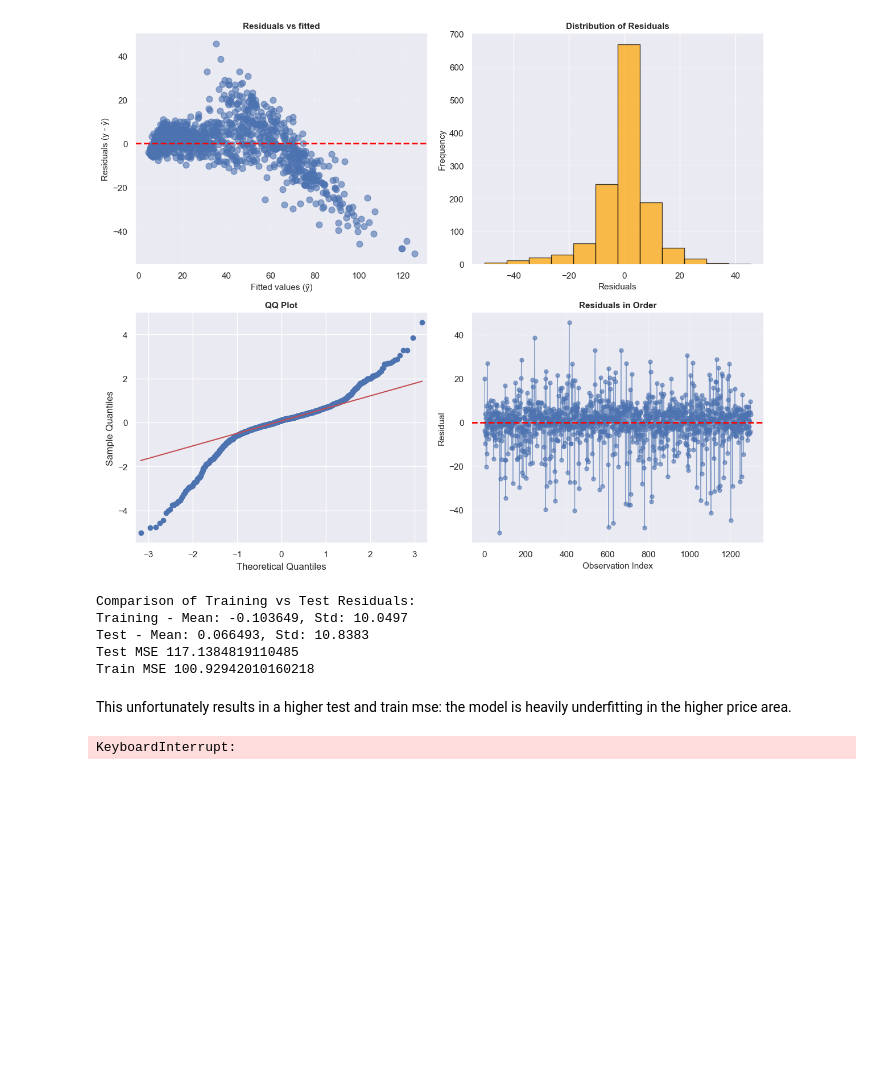
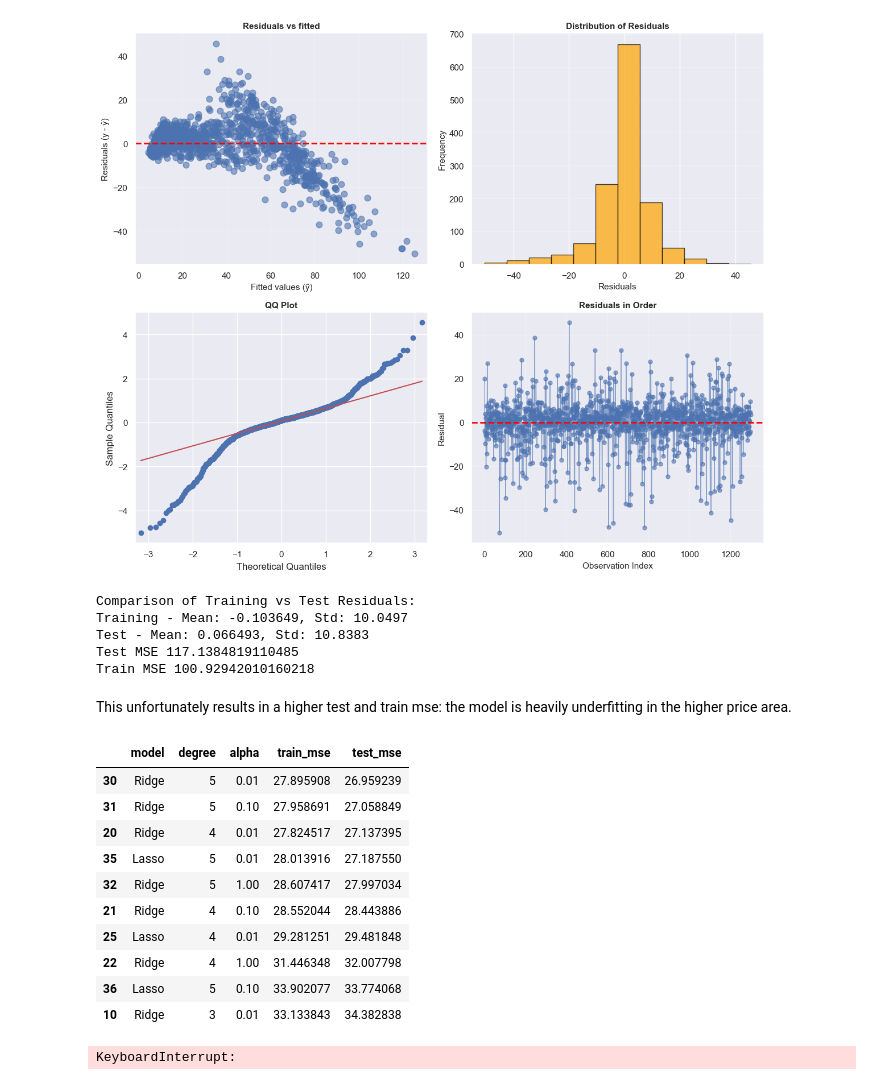
Before and after one commit to tomabrihacescu/return_rate_ecommerce_platform, a Jupyter notebook: draft1.ipynb, the cells around one changed output. Saved outputs shown, nothing was run; the diff lists cells and outputs as text; code cells hidden in the pictures; blank space fills up the shorter version.

```diff
--- a/draft1.ipynb
+++ b/draft1.ipynb
@@ -627,6 +618,84 @@ Test MSE 117.1384819110485
 Train MSE 100.92942010160218
 # %% [markdown]
 This unfortunately results in a higher test and train mse: the model is heavily underfitting in the higher price area.
+# %%
+from sklearn.preprocessing import PolynomialFeatures, StandardScaler
+from sklearn.linear_model import Ridge, Lasso
+from sklearn.metrics import mean_squared_error
+import pandas as pd
+import numpy as np
+
+degrees = [2, 3, 4, 5]
+alphas = [0.01, 0.1, 1, 10, 100]
+
+results = []
+
+for degree in degrees:
+
+    poly = PolynomialFeatures(degree=degree, include_bias=False)
+
+    X_train_poly = np.hstack([
+        poly.fit_transform(X_train[['price_eur']]),
+        X_train.drop(columns='price_eur')
+    ])
+
+    X_test_poly = np.hstack([
+        poly.transform(X_test[['price_eur']]),
+        X_test.drop(columns='price_eur')
+    ])
+
+    # Scale before Ridge/Lasso
+    scaler = StandardScaler()
+
+    X_train_scaled = scaler.fit_transform(X_train_poly)
+    X_test_scaled = scaler.transform(X_test_poly)
+
+    for model_name, Model in [
+        ("Ridge", Ridge),
+        ("Lasso", Lasso)
+    ]:
+
+        for alpha in alphas:
+
+            model = Model(
+                alpha=alpha,
+                max_iter=10000
+            )
+
+            model.fit(X_train_scaled, y_train)
+
+            results.append({
+                "model": model_name,
+                "degree": degree,
+                "alpha": alpha,
+                "train_mse": mean_squared_error(
+                    y_train,
+                    model.predict(X_train_scaled)
+                ),
+                "test_mse": mean_squared_error(
+                    y_test,
+                    model.predict(X_test_scaled)
+                )
+            })
+
+results_df = (
+    pd.DataFrame(results)
+    .sort_values("test_mse")
+)
+
+display(results_df.head(10))
+# %% [output]
+|  | model | degree | alpha | train_mse | test_mse |
+| 30 | Ridge | 5 | 0.01 | 27.895908 | 26.959239 |
+| 31 | Ridge | 5 | 0.10 | 27.958691 | 27.058849 |
+| 20 | Ridge | 4 | 0.01 | 27.824517 | 27.137395 |
+| 35 | Lasso | 5 | 0.01 | 28.013916 | 27.187550 |
+| 32 | Ridge | 5 | 1.00 | 28.607417 | 27.997034 |
+| 21 | Ridge | 4 | 0.10 | 28.552044 | 28.443886 |
+| 25 | Lasso | 4 | 0.01 | 29.281251 | 29.481848 |
+| 22 | Ridge | 4 | 1.00 | 31.446348 | 32.007798 |
+| 36 | Lasso | 5 | 0.10 | 33.902077 | 33.774068 |
+| 10 | Ridge | 3 | 0.01 | 33.133843 | 34.382838 |
 # %%
 # Here we are going to compare Ridge, Lasso and ElasticNet, each with its own set of hyperparameters.
 # We will use nested cross-validation to do that, which allows us to get an unbiased estimate of the test performance of the best model.
```
Also changed, not shown: parts of 1 cell of this notebook.
